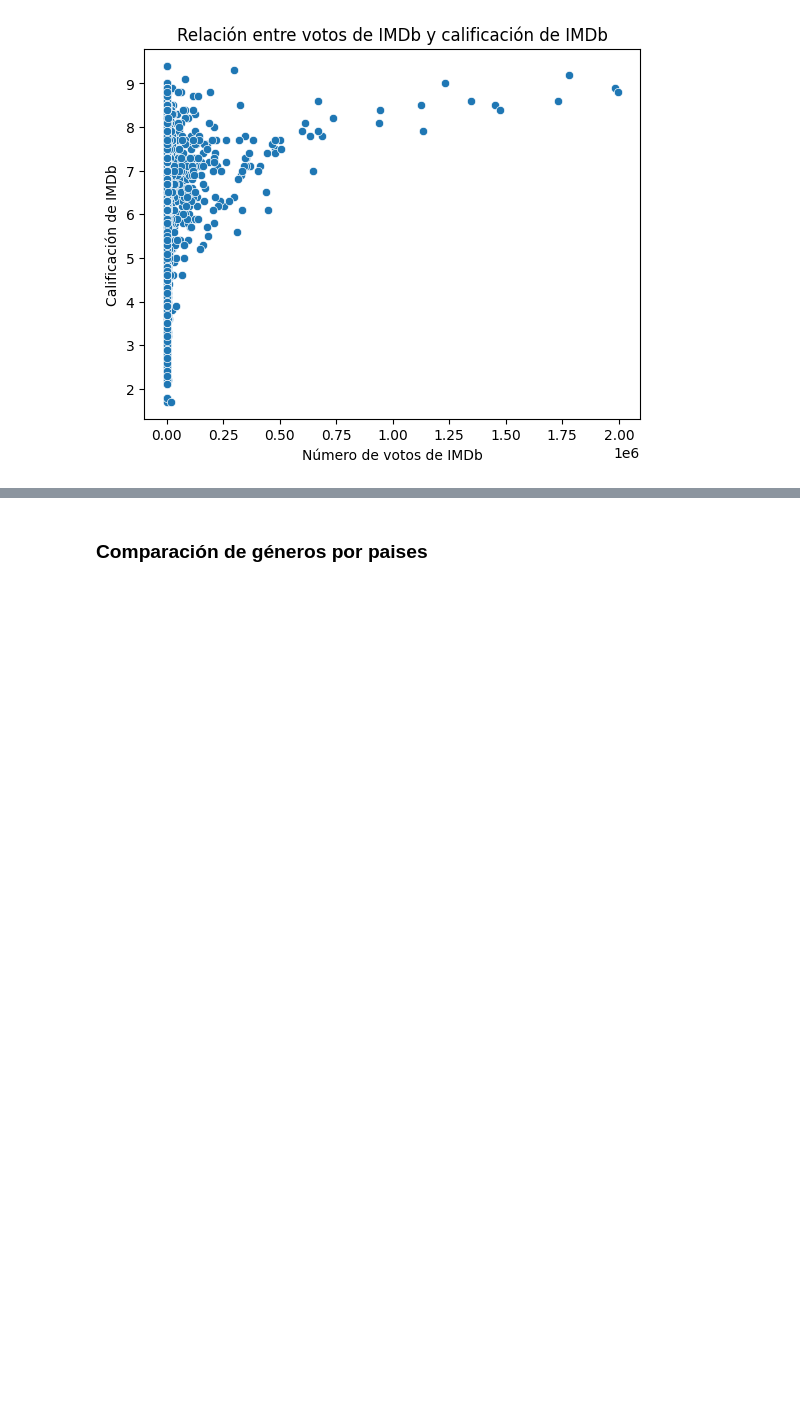
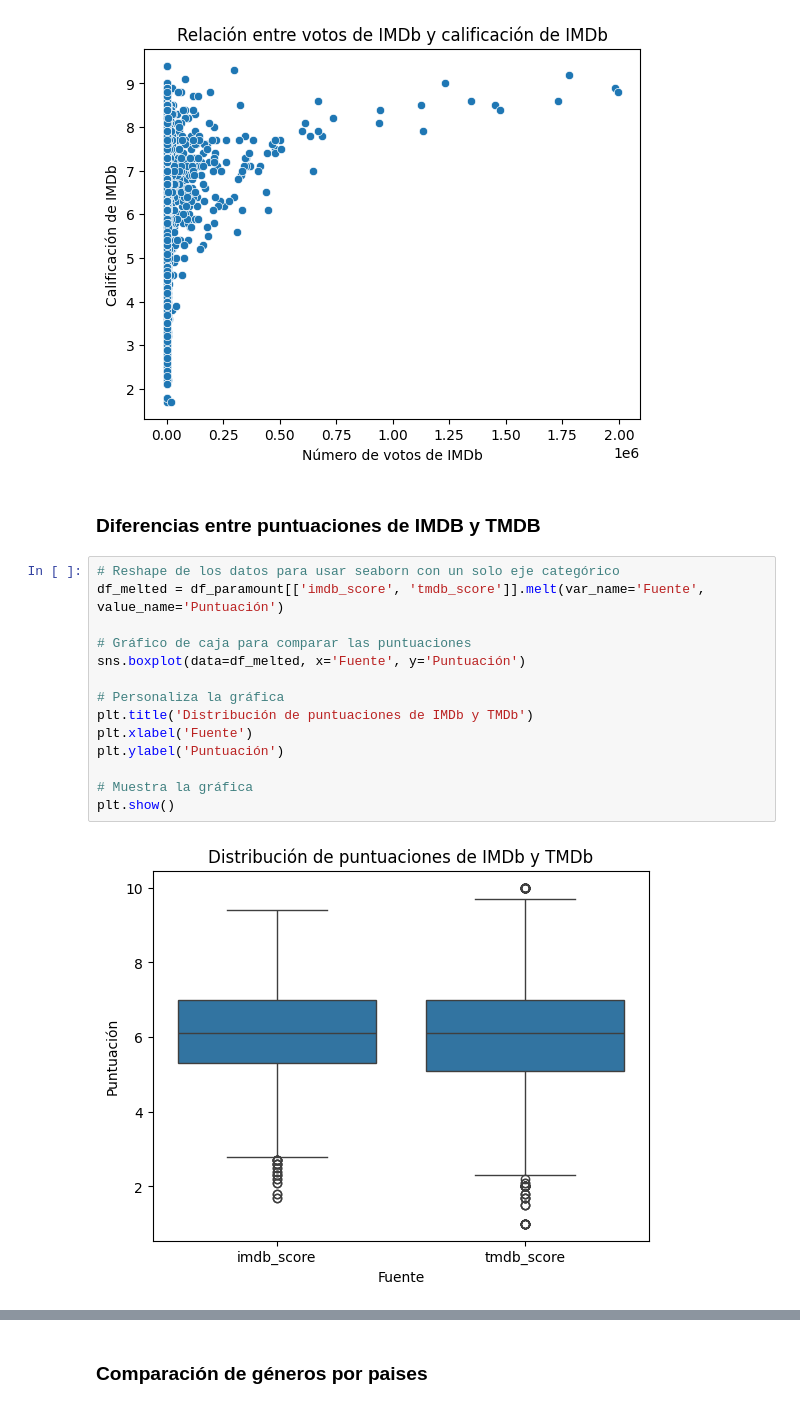
Before and after one commit to davidcabrero/EDA_Paramount, a Jupyter notebook: EDA_Paramount.ipynb, the cells around one changed output, grey strips where cells are left out. Drawn from its saved outputs; the diff is of its cells as text; blank space fills up the shorter version.

Commit message:
Añadido diferencias entre puntuaciones de imdb y tmdb

```diff
--- a/EDA_Paramount.ipynb
+++ b/EDA_Paramount.ipynb
@@ -303,3 +303,21 @@ plt.ylabel('Calificación de IMDb')
 plt.show()
 # %% [output]
 [figure]
+# %% [markdown]
+### Diferencias entre puntuaciones de IMDB y TMDB
+# %%
+# Reshape de los datos para usar seaborn con un solo eje categórico
+df_melted = df_paramount[['imdb_score', 'tmdb_score']].melt(var_name='Fuente', value_name='Puntuación')
+
+# Gráfico de caja para comparar las puntuaciones
+sns.boxplot(data=df_melted, x='Fuente', y='Puntuación')
+
+# Personaliza la gráfica
+plt.title('Distribución de puntuaciones de IMDb y TMDb')
+plt.xlabel('Fuente')
+plt.ylabel('Puntuación')
+
+# Muestra la gráfica
+plt.show()
+# %% [output]
+[figure, added]
```
Also changed, not shown: parts of 1 cell of this notebook.
